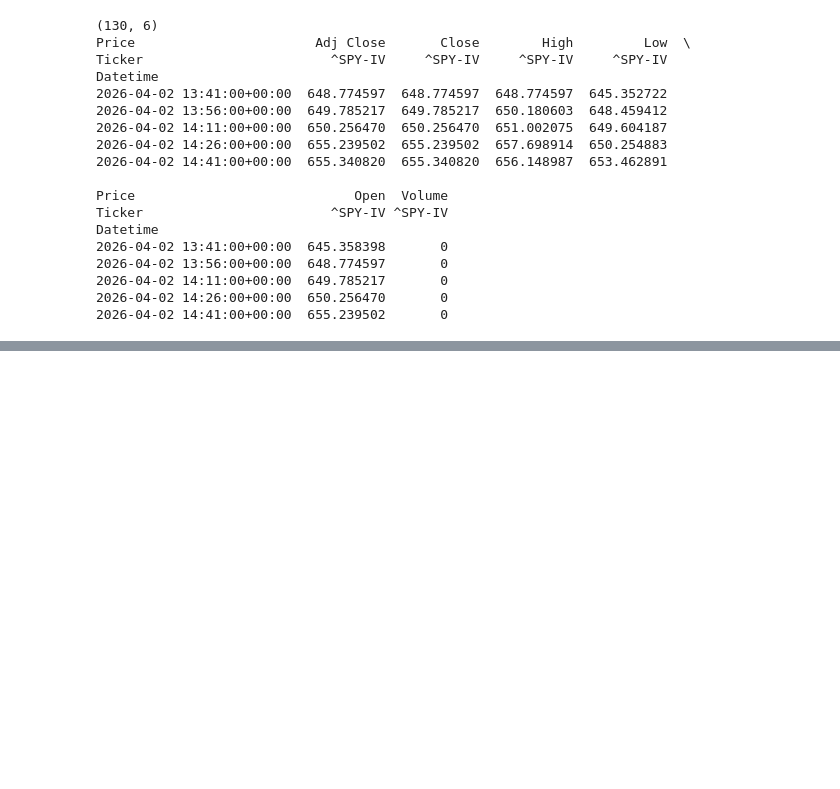
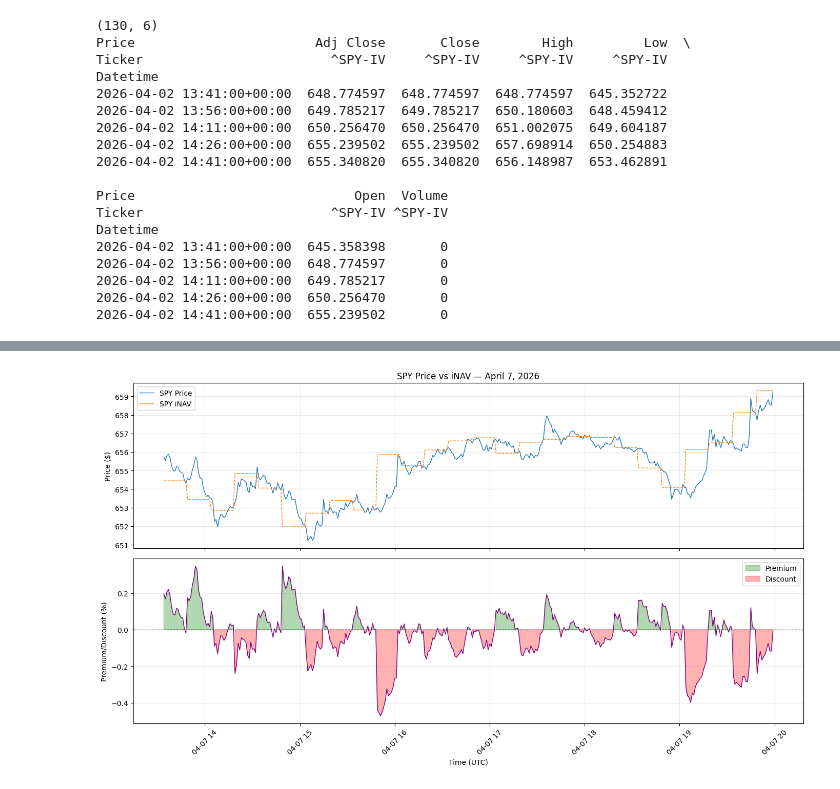
Before and after one commit to LucaCav15/ETF_Project, a Jupyter notebook: notebooks/02_premium_discount_analysis.ipynb, the cells around one changed output, grey strips where cells are left out. Cells and saved outputs as stored; diff of their text form; code cells hidden in the pictures; blank space fills up the shorter version.

```diff
--- a/notebooks/02_premium_discount_analysis.ipynb
+++ b/notebooks/02_premium_discount_analysis.ipynb
@@ -176,0 +277,28 @@ Datetime
+# %%
+fig, (ax1, ax2) = plt.subplots(2, 1, figsize=(14, 8), sharex=True)
+
+# Top panel — price vs iNAV
+ax1.plot(combined_SPY.index, combined_SPY["SPY_Price"], label="SPY Price", linewidth=1)
+ax1.plot(combined_SPY.index, combined_SPY["SPY_iNAV"], label="SPY iNAV", linewidth=1, linestyle="--")
+ax1.set_title("SPY Price vs iNAV — April 7, 2026")
+ax1.set_ylabel("Price ($)")
+ax1.legend()
+ax1.grid(True, alpha=0.3)
+
+# Bottom panel — premium/discount
+ax2.plot(combined_SPY.index, combined_SPY["Premium_Discount"], color="purple", linewidth=1)
+ax2.axhline(0, color="black", linewidth=0.8, linestyle="--")
+ax2.fill_between(combined_SPY.index, combined_SPY["Premium_Discount"], 0,
+                 where=combined_SPY["Premium_Discount"] > 0, color="green", alpha=0.3, label="Premium")
+ax2.fill_between(combined_SPY.index, combined_SPY["Premium_Discount"], 0,
+                 where=combined_SPY["Premium_Discount"] < 0, color="red", alpha=0.3, label="Discount")
+ax2.set_ylabel("Premium/Discount (%)")
+ax2.set_xlabel("Time (UTC)")
+ax2.legend()
+ax2.grid(True, alpha=0.3)
+
+plt.xticks(rotation=45)
+plt.tight_layout()
+plt.show()
+# %% [output]
+[figure, added]
```
Also changed, not shown: parts of 3 cells of this notebook, 1 other file.
